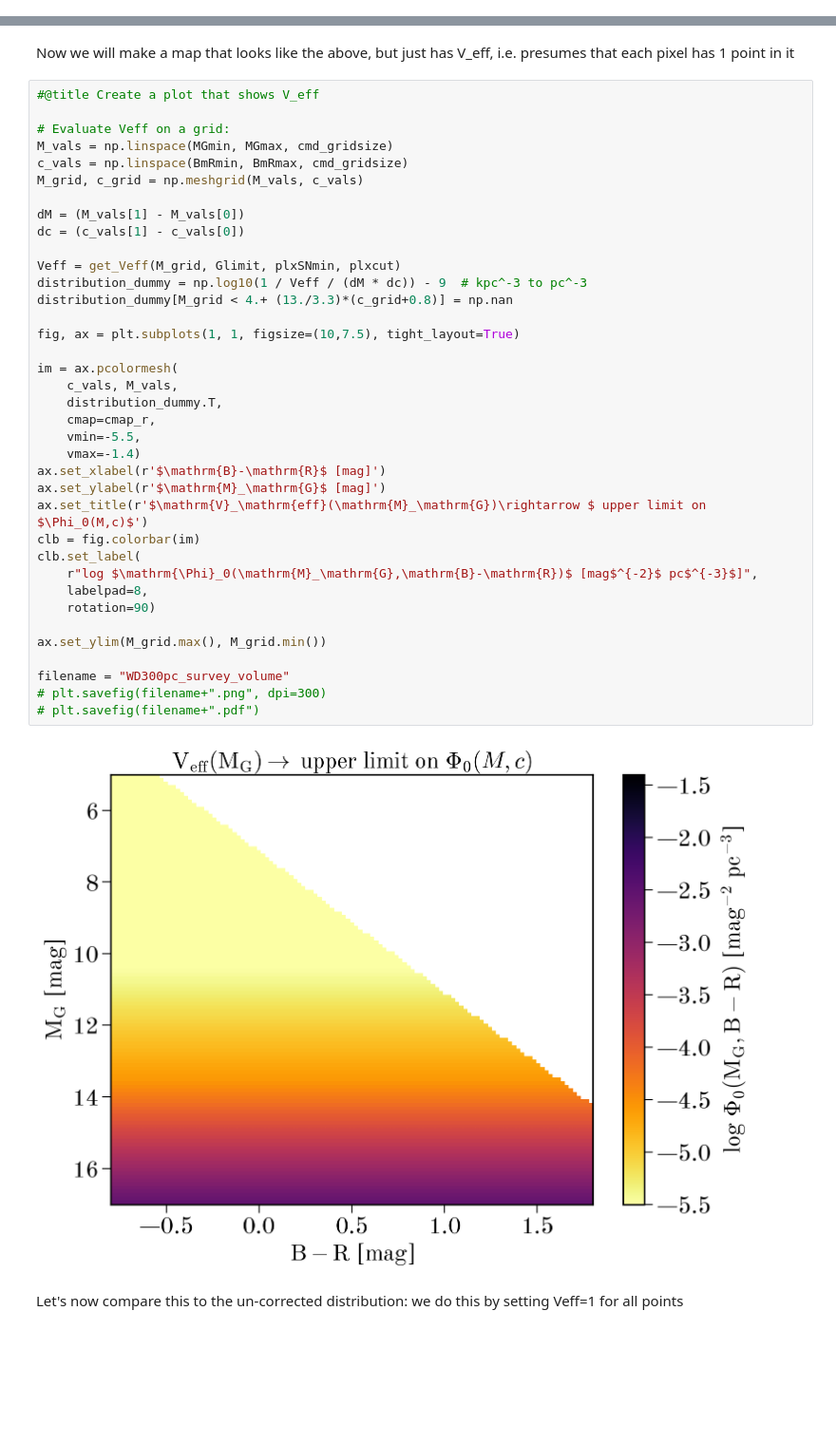
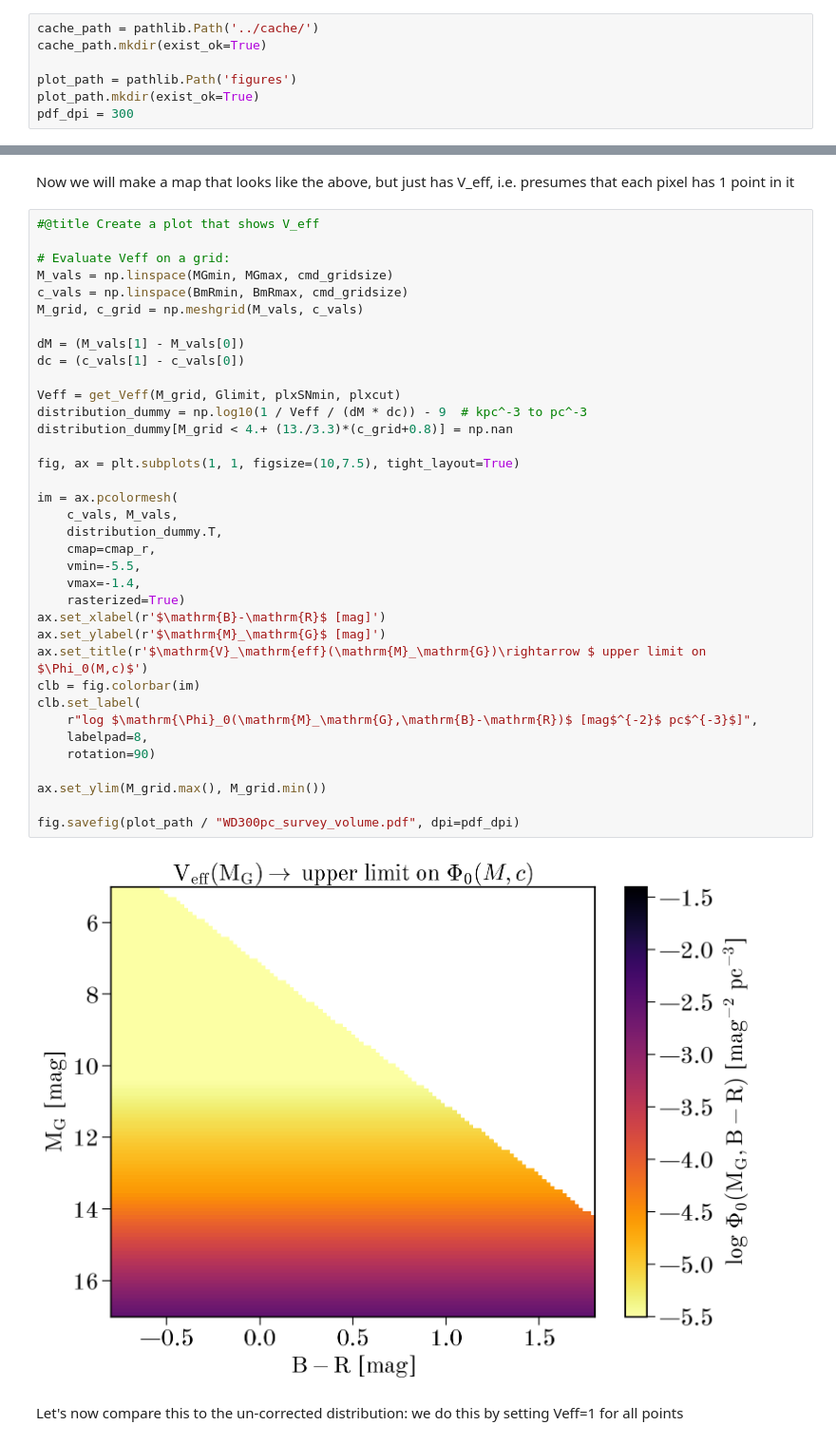
Before and after one commit to gaia-unlimited/WD-selection-function, a Jupyter notebook: notebooks/plots_for_SF_WD_LCF_paper.ipynb, the cells around one changed output, grey strips where cells are left out. Shown at 95% size. Saved outputs shown, nothing was run; the diff lists cells and outputs as text; blank space fills up the shorter version.

```diff
--- a/notebooks/plots_for_SF_WD_LCF_paper.ipynb
+++ b/notebooks/plots_for_SF_WD_LCF_paper.ipynb
@@ -43,3 +40,10 @@ work_directory = './'
+# %%
+cache_path = pathlib.Path('../cache/')
+cache_path.mkdir(exist_ok=True)
+
+plot_path = pathlib.Path('figures')
+plot_path.mkdir(exist_ok=True)
+pdf_dpi = 300
 # %% [markdown]
 # Download files from Keeper
 
@@ -641,38 +632,37 @@ Now we will make a map that looks like the above, but just has V_eff, i.e. presu
 M_vals = np.linspace(MGmin, MGmax, cmd_gridsize)
 c_vals = np.linspace(BmRmin, BmRmax, cmd_gridsize)
 M_grid, c_grid = np.meshgrid(M_vals, c_vals)
 
 dM = (M_vals[1] - M_vals[0])
 dc = (c_vals[1] - c_vals[0])
 
 Veff = get_Veff(M_grid, Glimit, plxSNmin, plxcut)
 distribution_dummy = np.log10(1 / Veff / (dM * dc)) - 9  # kpc^-3 to pc^-3
 distribution_dummy[M_grid < 4.+ (13./3.3)*(c_grid+0.8)] = np.nan
 
 fig, ax = plt.subplots(1, 1, figsize=(10,7.5), tight_layout=True)
 
 im = ax.pcolormesh(
     c_vals, M_vals,
     distribution_dummy.T,
     cmap=cmap_r,
     vmin=-5.5,
-    vmax=-1.4)
+    vmax=-1.4,
+    rasterized=True)
 ax.set_xlabel(r'$\mathrm{B}-\mathrm{R}$ [mag]')
 ax.set_ylabel(r'$\mathrm{M}_\mathrm{G}$ [mag]')
 ax.set_title(r'$\mathrm{V}_\mathrm{eff}(\mathrm{M}_\mathrm{G})\rightarrow $ upper limit on $\Phi_0(M,c)$')
 clb = fig.colorbar(im)
 clb.set_label(
     r"log $\mathrm{\Phi}_0(\mathrm{M}_\mathrm{G},\mathrm{B}-\mathrm{R})$ [mag$^{-2}$ pc$^{-3}$]",
     labelpad=8,
     rotation=90)
 
 ax.set_ylim(M_grid.max(), M_grid.min())
 
-filename = "WD300pc_survey_volume"
-# plt.savefig(filename+".png", dpi=300)
-# plt.savefig(filename+".pdf")
+fig.savefig(plot_path / "WD300pc_survey_volume.pdf", dpi=pdf_dpi)
 # %% [output]
-[figure, old version]
+[figure, new version]
 # %% [markdown]
 Let's now compare this to the un-corrected distribution: we do this by setting Veff=1 for all points
 # %%
```
Also changed, not shown: parts of 13 cells of this notebook.
